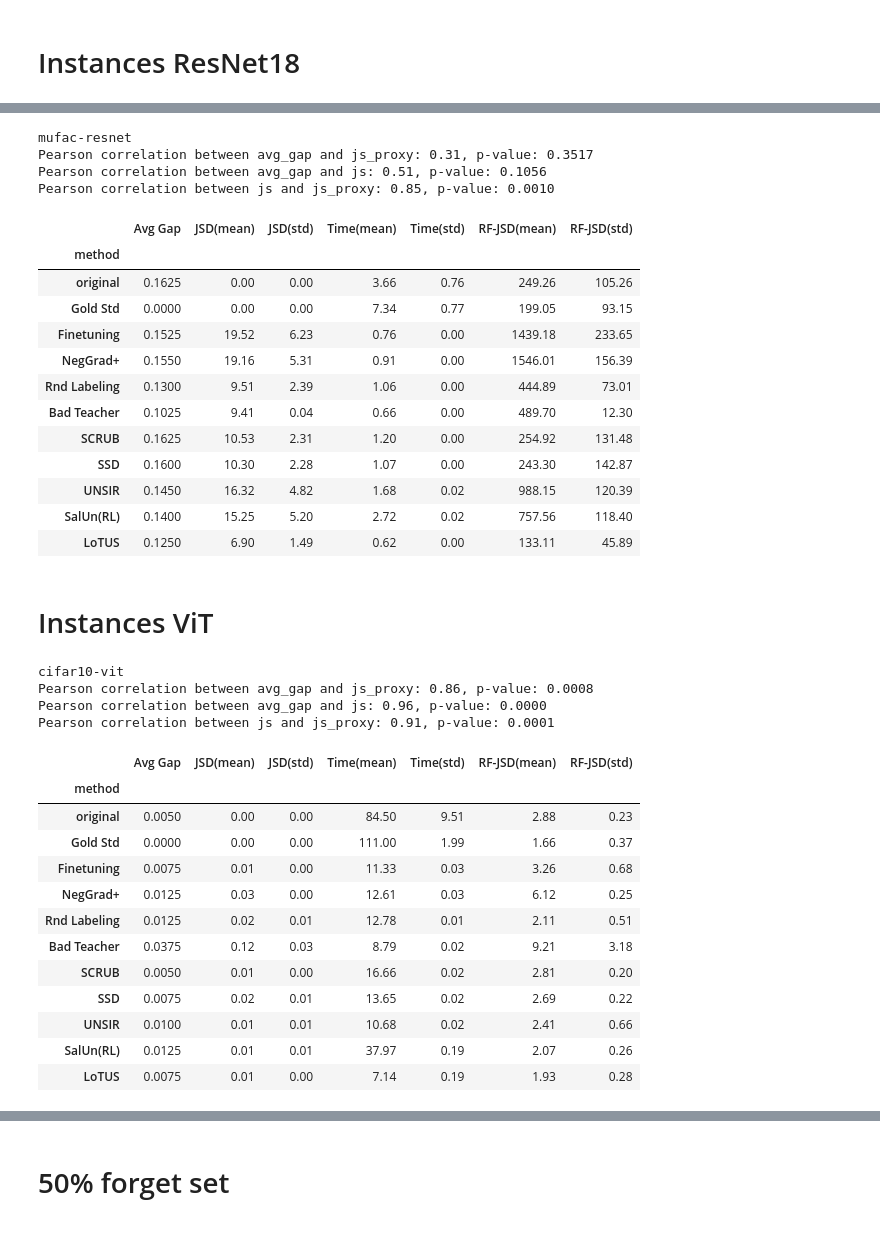
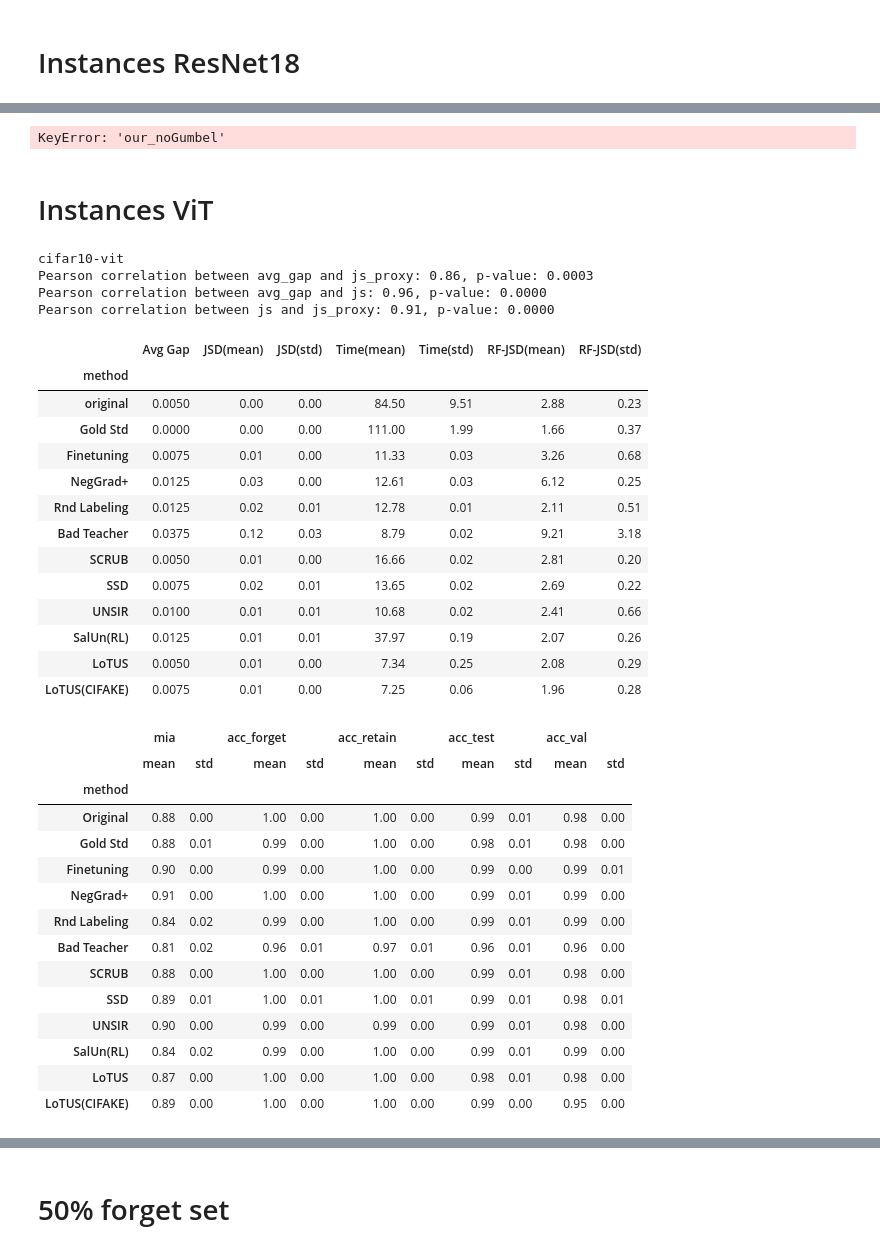
Before and after one commit to cspartalis/LoTUS, a Jupyter notebook: notebooks/results.ipynb, the cells around one changed output, grey strips where cells are left out. Saved outputs shown, nothing was run; the diff lists cells and outputs as text; code cells hidden in the pictures.

Commit message:
Final Results Done

```diff
--- a/notebooks/results.ipynb
+++ b/notebooks/results.ipynb
@@ -29,9 +29,9 @@ experiment_id_mapping = experiment_id_mapping = {
 }
 
 
-def get_results(experiment_name):
+def get_results(experiment_name, additional_methods=None):
     experiment_id = experiment_id_mapping[experiment_name]
-    if "cifar10-resnet" in experiment_name:
+    if "cifar10-resnet" or "cifar-10-vit" in experiment_name:
         alpha = "8.0"
     else:
         alpha = "2.0"
@@ -48,8 +48,8 @@ def get_results(experiment_name):
         "salun_relabel",
         "our",
     ]
-    if "cifar10-resnet" in experiment_name:
-        methods.append("our_cifake")
+    if additional_methods is not None:
+        methods += additional_methods
 
     metrics = [
         "mia",
@@ -186,12 +186,13 @@ def get_results(experiment_name):
         "salun_relabel": "SalUn(RL)",
         "our": "LoTUS",
         "our_cifake": "LoTUS(CIFAKE)",
+        "our_noGumbel": "LoTUS(NoGumbel)",
     },
     inplace=True,
     )
 
     display(main_df.head(50))
-    # display(appendix_df.head(50))
+    display(appendix_df.head(50))
 
     return main_df, appendix_df
 # %% [markdown]
@@ -260,45 +278,45 @@ Pearson correlation between js and js_proxy: 0.64, p-value: 0.0321
 # %%
-rn_mufac, appendix_mufac = get_results("mufac-resnet")
+rn_mufac, appendix_mufac = get_results("mufac-resnet", additional_methods=["our_noGumbel"])
 # %% [output]
-mufac-resnet
-Pearson correlation between avg_gap and js_proxy: 0.31, p-value: 0.3517
-Pearson correlation between avg_gap and js: 0.51, p-value: 0.1056
-Pearson correlation between js and js_proxy: 0.85, p-value: 0.0010
+KeyError: 'our_noGumbel'
-|  | Avg Gap | JSD(mean) | JSD(std) | Time(mean) | Time(std) | RF-JSD(mean) | RF-JSD(std) |
-| method |  |  |  |  |  |  |  |
-| original | 0.1625 | 0.00 | 0.00 | 3.66 | 0.76 | 249.26 | 105.26 |
-| Gold Std | 0.0000 | 0.00 | 0.00 | 7.34 | 0.77 | 199.05 | 93.15 |
-| Finetuning | 0.1525 | 19.52 | 6.23 | 0.76 | 0.00 | 1439.18 | 233.65 |
-| NegGrad+ | 0.1550 | 19.16 | 5.31 | 0.91 | 0.00 | 1546.01 | 156.39 |
-| Rnd Labeling | 0.1300 | 9.51 | 2.39 | 1.06 | 0.00 | 444.89 | 73.01 |
-| Bad Teacher | 0.1025 | 9.41 | 0.04 | 0.66 | 0.00 | 489.70 | 12.30 |
-| SCRUB | 0.1625 | 10.53 | 2.31 | 1.20 | 0.00 | 254.92 | 131.48 |
-| SSD | 0.1600 | 10.30 | 2.28 | 1.07 | 0.00 | 243.30 | 142.87 |
-| UNSIR | 0.1450 | 16.32 | 4.82 | 1.68 | 0.02 | 988.15 | 120.39 |
-| SalUn(RL) | 0.1400 | 15.25 | 5.20 | 2.72 | 0.02 | 757.56 | 118.40 |
-| LoTUS | 0.1250 | 6.90 | 1.49 | 0.62 | 0.00 | 133.11 | 45.89 |
 # %% [markdown]
 # Instances ViT
 # %%
-vit_cifar10, appendix_df = get_results("cifar10-vit")
+vit_cifar10, appendix_df = get_results("cifar10-vit", additional_methods=["our_cifake"])
 # %% [output]
 cifar10-vit
-Pearson correlation between avg_gap and js_proxy: 0.86, p-value: 0.0008
+Pearson correlation between avg_gap and js_proxy: 0.86, p-value: 0.0003
 Pearson correlation between avg_gap and js: 0.96, p-value: 0.0000
-Pearson correlation between js and js_proxy: 0.91, p-value: 0.0001
+Pearson correlation between js and js_proxy: 0.91, p-value: 0.0000
 |  | Avg Gap | JSD(mean) | JSD(std) | Time(mean) | Time(std) | RF-JSD(mean) | RF-JSD(std) |
 | method |  |  |  |  |  |  |  |
 | original | 0.0050 | 0.00 | 0.00 | 84.50 | 9.51 | 2.88 | 0.23 |
 | Gold Std | 0.0000 | 0.00 | 0.00 | 111.00 | 1.99 | 1.66 | 0.37 |
 | Finetuning | 0.0075 | 0.01 | 0.00 | 11.33 | 0.03 | 3.26 | 0.68 |
 | NegGrad+ | 0.0125 | 0.03 | 0.00 | 12.61 | 0.03 | 6.12 | 0.25 |
 | Rnd Labeling | 0.0125 | 0.02 | 0.01 | 12.78 | 0.01 | 2.11 | 0.51 |
 | Bad Teacher | 0.0375 | 0.12 | 0.03 | 8.79 | 0.02 | 9.21 | 3.18 |
 | SCRUB | 0.0050 | 0.01 | 0.00 | 16.66 | 0.02 | 2.81 | 0.20 |
 | SSD | 0.0075 | 0.02 | 0.01 | 13.65 | 0.02 | 2.69 | 0.22 |
 | UNSIR | 0.0100 | 0.01 | 0.01 | 10.68 | 0.02 | 2.41 | 0.66 |
 | SalUn(RL) | 0.0125 | 0.01 | 0.01 | 37.97 | 0.19 | 2.07 | 0.26 |
-| LoTUS | 0.0075 | 0.01 | 0.00 | 7.14 | 0.19 | 1.93 | 0.28 |
+| LoTUS | 0.0050 | 0.01 | 0.00 | 7.34 | 0.25 | 2.08 | 0.29 |
+| LoTUS(CIFAKE) | 0.0075 | 0.01 | 0.00 | 7.25 | 0.06 | 1.96 | 0.28 |
+|  | mia |  | acc_forget |  | acc_retain |  | acc_test |  | acc_val |  |
+|  | mean | std | mean | std | mean | std | mean | std | mean | std |
+| method |  |  |  |  |  |  |  |  |  |  |
+| Original | 0.88 | 0.00 | 1.00 | 0.00 | 1.00 | 0.00 | 0.99 | 0.01 | 0.98 | 0.00 |
+| Gold Std | 0.88 | 0.01 | 0.99 | 0.00 | 1.00 | 0.00 | 0.98 | 0.01 | 0.98 | 0.00 |
+| Finetuning | 0.90 | 0.00 | 0.99 | 0.00 | 1.00 | 0.00 | 0.99 | 0.00 | 0.99 | 0.01 |
+| NegGrad+ | 0.91 | 0.00 | 1.00 | 0.00 | 1.00 | 0.00 | 0.99 | 0.01 | 0.99 | 0.00 |
+| Rnd Labeling | 0.84 | 0.02 | 0.99 | 0.00 | 1.00 | 0.00 | 0.99 | 0.01 | 0.99 | 0.00 |
+| Bad Teacher | 0.81 | 0.02 | 0.96 | 0.01 | 0.97 | 0.01 | 0.96 | 0.01 | 0.96 | 0.00 |
+| SCRUB | 0.88 | 0.00 | 1.00 | 0.00 | 1.00 | 0.00 | 0.99 | 0.01 | 0.98 | 0.00 |
+| SSD | 0.89 | 0.01 | 1.00 | 0.01 | 1.00 | 0.01 | 0.99 | 0.01 | 0.98 | 0.01 |
+| UNSIR | 0.90 | 0.00 | 0.99 | 0.00 | 0.99 | 0.00 | 0.99 | 0.01 | 0.98 | 0.00 |
+| SalUn(RL) | 0.84 | 0.02 | 0.99 | 0.00 | 1.00 | 0.00 | 0.99 | 0.01 | 0.99 | 0.00 |
+| LoTUS | 0.87 | 0.00 | 1.00 | 0.00 | 1.00 | 0.00 | 0.98 | 0.01 | 0.98 | 0.00 |
+| LoTUS(CIFAKE) | 0.89 | 0.00 | 1.00 | 0.00 | 1.00 | 0.00 | 0.99 | 0.00 | 0.95 | 0.00 |
 # %%
 vit_cifar100, appendix_df = get_results("cifar100-vit")
 # %% [output]
```
Also changed, not shown: parts of 13 cells of this notebook, 11 other files.
